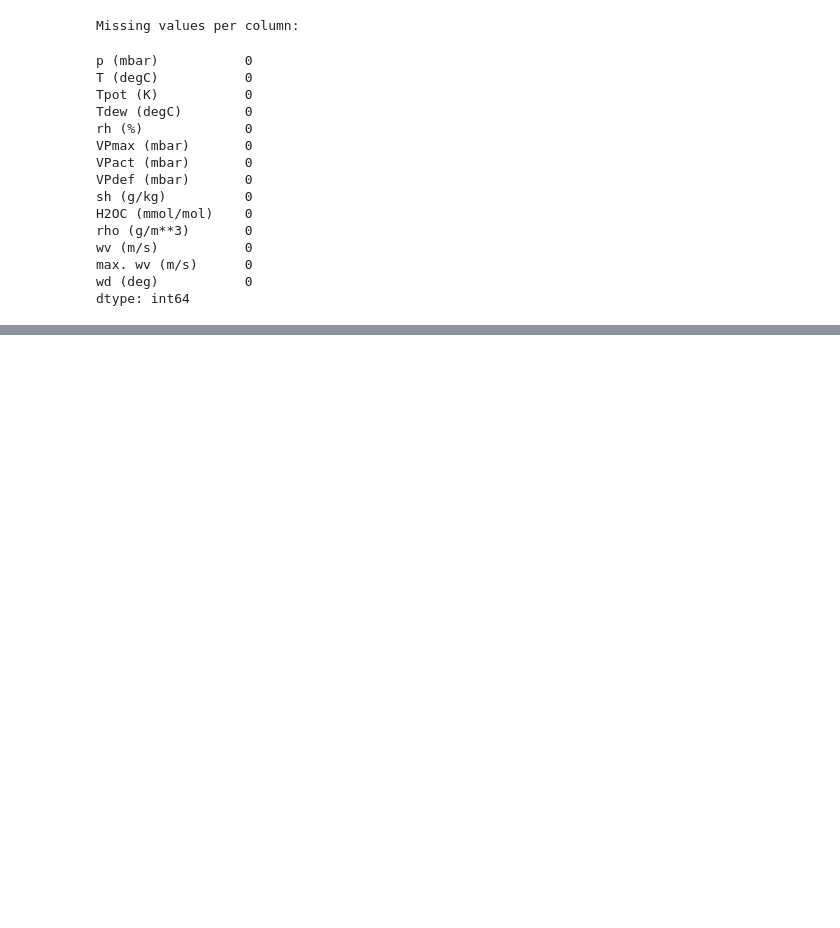
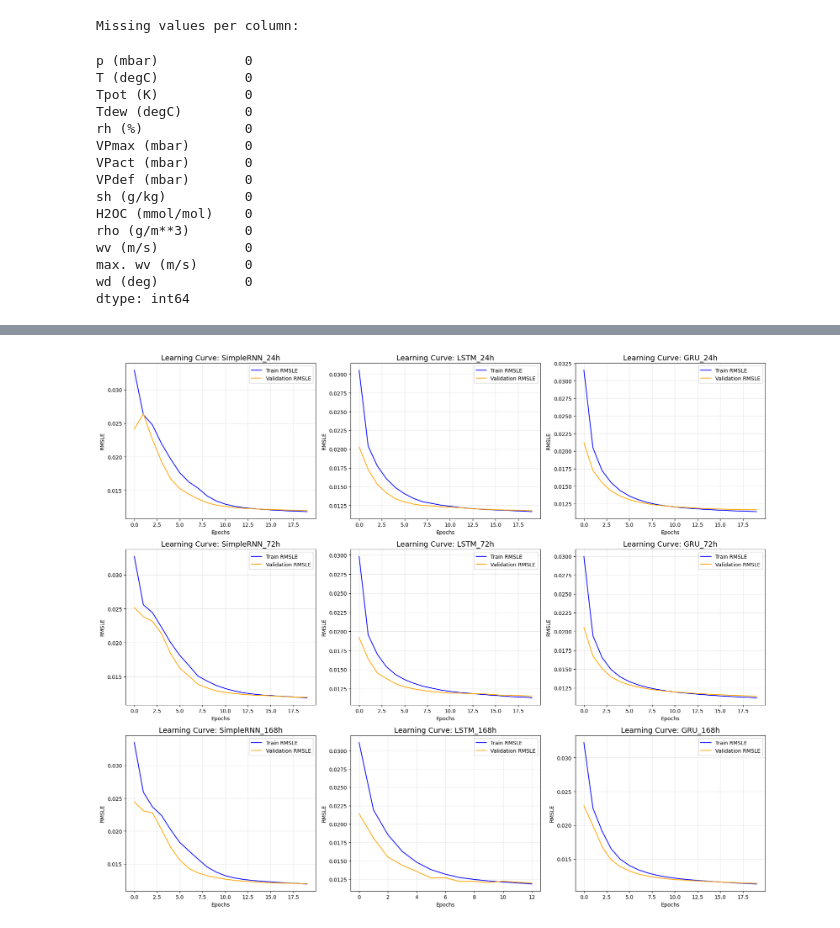
Before and after one commit to erportugueh/APROF, a Jupyter notebook: rnn_climate.ipynb, the cells around one changed output, grey strips where cells are left out. Drawn from its saved outputs; the diff is of its cells as text; code cells hidden in the pictures; blank space fills up the shorter version.

```diff
--- a/rnn_climate.ipynb
+++ b/rnn_climate.ipynb
@@ -194,7 +203,7 @@ def create_dataset(data_x, data_y, window_size, delay=24, batch_size=256):
 # %%
 # Define configurations for experiments
 time_windows = [24, 72, 168] # 1 day, 3 days, 7 days
-architectures = ['SimpleRNN', 'LSTM']
+architectures = ['SimpleRNN', 'GRU', 'LSTM', ]
 
 # FIXED: Updated to train_scaled_X to match our corrected preprocessing step
 features = train_scaled_X.shape[1]
@@ -302,20 +304,14 @@ all_y_pred = []
 for x_batch, y_batch in best_test_ds:
     preds = best_model.predict(x_batch, verbose=0)
 
-    # CRITICAL FIX: Add .flatten() to y_batch so both arrays are perfectly 1D (Scalars)
     all_y_true.extend(y_batch.numpy().flatten())
     all_y_pred.extend(preds.flatten())
 
-# Convert to numpy arrays
-all_y_true = np.array(all_y_true)
-all_y_pred = np.array(all_y_pred)
+# Convert to numpy arrays (Already in real degrees Celsius!)
+true_celsius = np.array(all_y_true)
+pred_celsius = np.array(all_y_pred)
 
-# UPGRADE: Inverse transform the scaled [0,1] targets back to real Celsius degrees
-# Reshape to (-1,1) for the scaler, then flatten back to 1D
-true_celsius = scaler_y.inverse_transform(all_y_true.reshape(-1, 1)).flatten()
-pred_celsius = scaler_y.inverse_transform(all_y_pred.reshape(-1, 1)).flatten()
-
-# Calculate absolute errors in real degrees Celsius
+# Calculate absolute errors
 errors_celsius = np.abs(true_celsius - pred_celsius)
 error_indices = np.argsort(errors_celsius)
 
@@ -353,0 +348,35 @@ Extracting cases using best model: SimpleRNN_24h
+# %%
+import matplotlib.pyplot as plt
+import math
+
+# Calculate grid size based on the number of experiments
+num_experiments = len(results_dict)
+cols = len(architectures) # e.g., 3 (SimpleRNN, LSTM, GRU)
+rows = math.ceil(num_experiments / cols)
+
+fig, axes = plt.subplots(rows, cols, figsize=(18, 5 * rows))
+axes = axes.flatten()
+
+for i, (key, data) in enumerate(results_dict.items()):
+    history = data['history']
+
+    # Keras dynamically names the metric based on the function name
+    train_metric = [k for k in history.keys() if 'rmsle' in k and 'val' not in k][0]
+    val_metric = [k for k in history.keys() if 'val_rmsle' in k][0]
+
+    axes[i].plot(history[train_metric], label='Train RMSLE', color='blue')
+    axes[i].plot(history[val_metric], label='Validation RMSLE', color='orange')
+    axes[i].set_title(f'Learning Curve: {key}', fontsize=14)
+    axes[i].set_xlabel('Epochs')
+    axes[i].set_ylabel('RMSLE')
+    axes[i].legend()
+    axes[i].grid(True, alpha=0.3)
+
+# Hide any unused subplots if the grid isn't perfectly full
+for j in range(i + 1, len(axes)):
+    fig.delaxes(axes[j])
+
+plt.tight_layout()
+plt.show()
+# %% [output]
+[figure, added]
```
Also changed, not shown: parts of 9 cells of this notebook, 1 other file.
